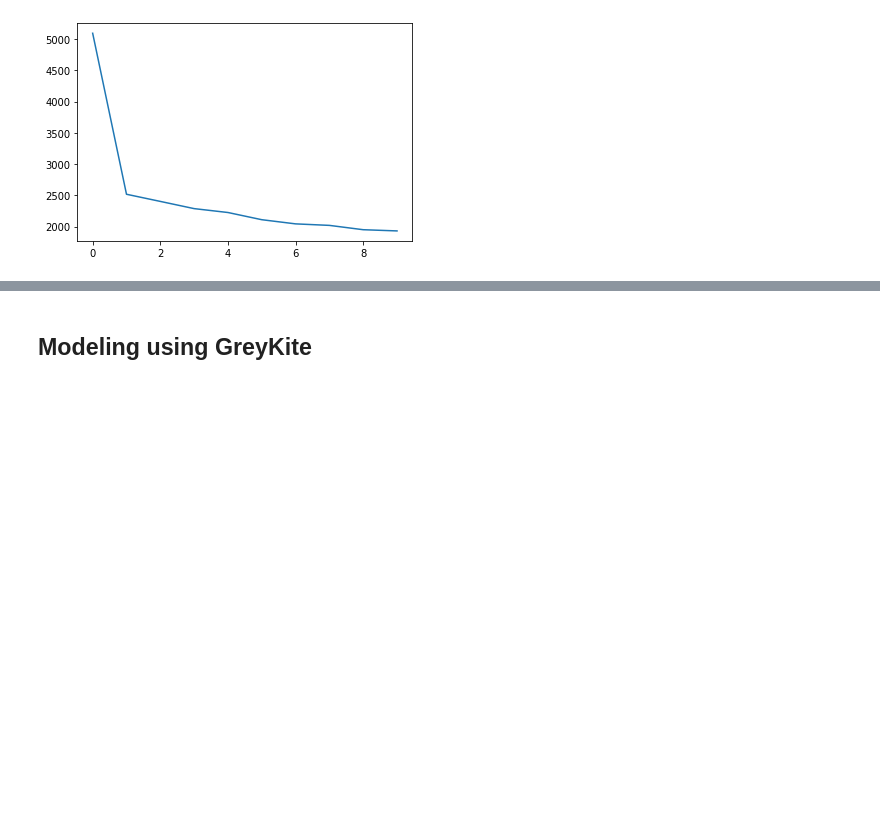
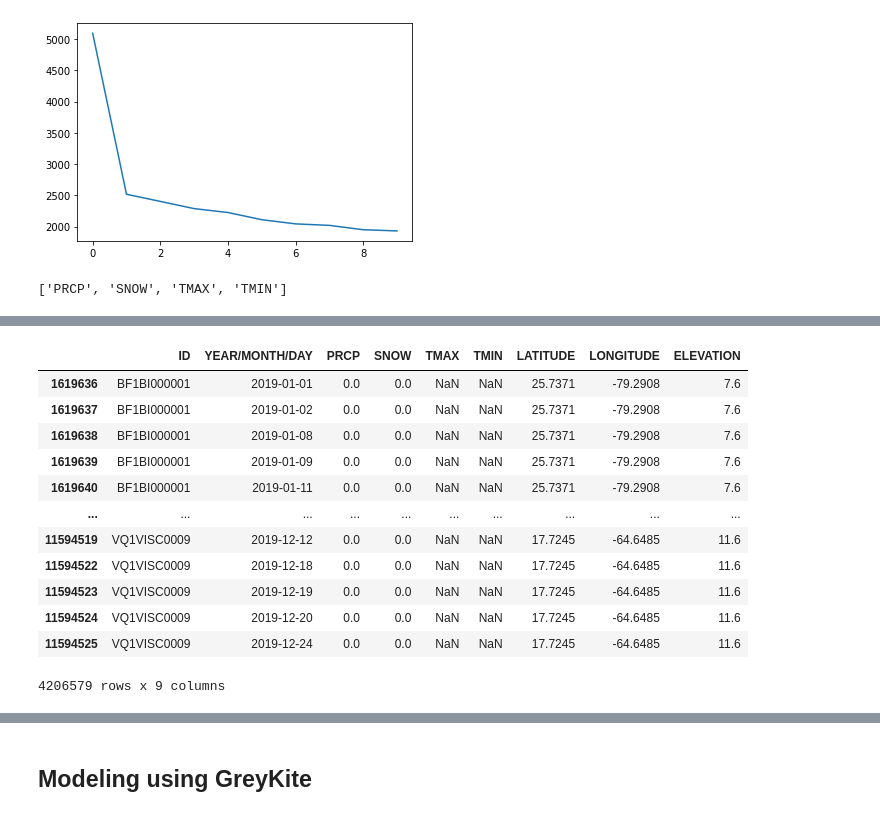
Before and after one commit to briancpark/aws-asdi, a Jupyter notebook: eda.ipynb, the cells around one changed output, grey strips where cells are left out. Cells and saved outputs as stored; diff of their text form; code cells hidden in the pictures; blank space fills up the shorter version.

Commit message:
update regression model and refactor design matrix

```diff
--- a/eda.ipynb
+++ b/eda.ipynb
@@ -850,4 +731,0 @@ data = data.dropna()
-# %%
-data["YEAR/MONTH/DAY"] = data["YEAR/MONTH/DAY"].apply(lambda x: pd.Period(x, freq='D').day_of_year)
-# %%
-data = data.drop(["ID"], axis=1).astype(float)
@@ -872,8 +741,6 @@ X = data[['YEAR/MONTH/DAY', 'PRCP', 'TMAX', 'TMIN', 'LATITUDE', 'LONGITUDE', 'EL
 y = data[['SNOW']].to_numpy()
 # %% [markdown]
 We can set y to be a binary variable.
-# %%
-y[y > 0] = 1
 # %%
 X = nps.array(X)
 y = nps.array(y)
@@ -1196,0 +1047,35 @@ plt.plot(S[:10].get());
+# %%
+def design_matrix(years, elements, target=None, convert_nps=False, local=False):
+    """
+    Set target to your "y" predictor. If y has NaNs or missing values, we will drop the data row.
+    """
+    df_design = pd.DataFrame()
+
+    for year in tqdm(years):
+        if local:
+            df = dfs[year]
+        else:
+            df = df_loader(year)
+
+        df = df[df['ELEMENT'].isin(elements)]
+        df = pd.pivot_table(df, index=["ID", "YEAR/MONTH/DAY"], columns="ELEMENT", values="DATA VALUE").reset_index(level=[0,1])
+        df = df.merge(stations[["ID", "LATITUDE", "LONGITUDE", "ELEVATION"]], how='inner', on='ID')
+
+        if df_design.empty:
+            df_design = df
+            continue
+        df_design.append(df)
+
+    if target:
+         df_design = df_design.dropna(subset=target)
+
+    if convert_nps:
+        return nps.array(result.to_numpy().astype(np.double))
+    return df_design
+# %%
+test_elements
+# %% [output]
+['PRCP', 'SNOW', 'TMAX', 'TMIN']
+# %%
+design_matrix(years[-3:], test_elements, target=["SNOW"], convert_nps=False, local=True)
+# %% [output]
@@ -1196,0 +1085,13 @@ plt.plot(S[:10].get());
+|  | ID | YEAR/MONTH/DAY | PRCP | SNOW | TMAX | TMIN | LATITUDE | LONGITUDE | ELEVATION |
+| 1619636 | BF1BI000001 | 2019-01-01 | 0.0 | 0.0 | NaN | NaN | 25.7371 | -79.2908 | 7.6 |
+| 1619637 | BF1BI000001 | 2019-01-02 | 0.0 | 0.0 | NaN | NaN | 25.7371 | -79.2908 | 7.6 |
+| 1619638 | BF1BI000001 | 2019-01-08 | 0.0 | 0.0 | NaN | NaN | 25.7371 | -79.2908 | 7.6 |
+| 1619639 | BF1BI000001 | 2019-01-09 | 0.0 | 0.0 | NaN | NaN | 25.7371 | -79.2908 | 7.6 |
+| 1619640 | BF1BI000001 | 2019-01-11 | 0.0 | 0.0 | NaN | NaN | 25.7371 | -79.2908 | 7.6 |
+| ... | ... | ... | ... | ... | ... | ... | ... | ... | ... |
+| 11594519 | VQ1VISC0009 | 2019-12-12 | 0.0 | 0.0 | NaN | NaN | 17.7245 | -64.6485 | 11.6 |
+| 11594522 | VQ1VISC0009 | 2019-12-18 | 0.0 | 0.0 | NaN | NaN | 17.7245 | -64.6485 | 11.6 |
+| 11594523 | VQ1VISC0009 | 2019-12-19 | 0.0 | 0.0 | NaN | NaN | 17.7245 | -64.6485 | 11.6 |
+| 11594524 | VQ1VISC0009 | 2019-12-20 | 0.0 | 0.0 | NaN | NaN | 17.7245 | -64.6485 | 11.6 |
+| 11594525 | VQ1VISC0009 | 2019-12-24 | 0.0 | 0.0 | NaN | NaN | 17.7245 | -64.6485 | 11.6 |
+4206579 rows x 9 columns
```
Also changed, not shown: parts of 121 cells of this notebook, 1 other file.
